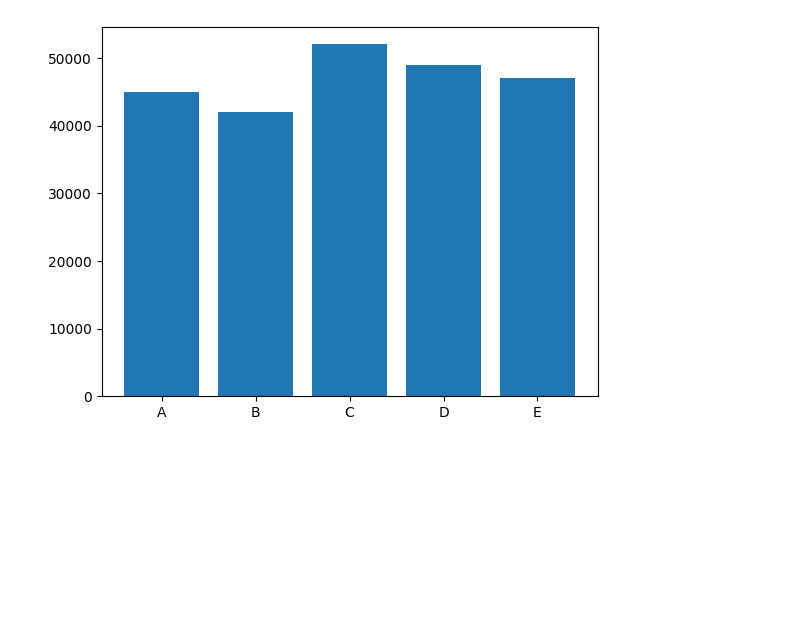
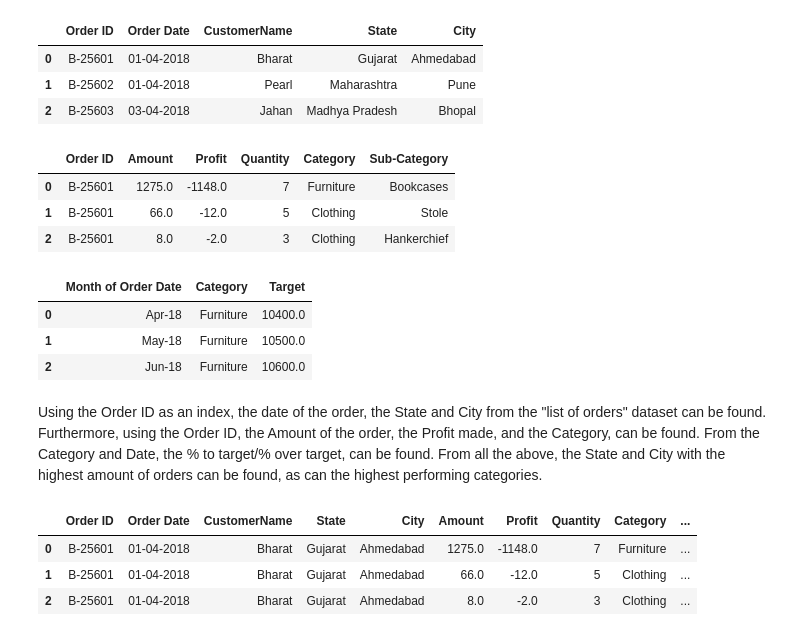
Before and after one commit to Nom115/ecommerce_analysis, a Jupyter notebook: jupiter.ipynb, the cells around one changed output. Saved outputs shown, nothing was run; the diff lists cells and outputs as text; code cells hidden in the pictures; blank space fills up the shorter version.

```diff
--- a/jupiter.ipynb
+++ b/jupiter.ipynb
@@ -1,12 +0,0 @@
-# %%
-import matplotlib.pyplot as plt
-
-country = ['A', 'B', 'C', 'D', 'E']
-gdp_per_capita = [45000, 42000, 52000, 49000, 47000]
-
-plt.bar(country,gdp_per_capita)
-
-
-plt.show()
-# %% [output]
-[figure, removed]
@@ -12,0 +8,40 @@ plt.show()
+# %%
+# Import CSVs
+order_list = pd.read_csv("list_of_orders.csv")
+order_details = pd.read_csv("order_details.csv")
+sales_target = pd.read_csv("sales_target.csv")
+pd.options.display.max_columns = 100
+# %%
+# Listing columns for visulisation
+order_list.head(3)
+# %% [output]
+|  | Order ID | Order Date | CustomerName | State | City |
+| 0 | B-25601 | 01-04-2018 | Bharat | Gujarat | Ahmedabad |
+| 1 | B-25602 | 01-04-2018 | Pearl | Maharashtra | Pune |
+| 2 | B-25603 | 03-04-2018 | Jahan | Madhya Pradesh | Bhopal |
+# %%
+order_details.head(3)
+# %% [output]
+|  | Order ID | Amount | Profit | Quantity | Category | Sub-Category |
+| 0 | B-25601 | 1275.0 | -1148.0 | 7 | Furniture | Bookcases |
+| 1 | B-25601 | 66.0 | -12.0 | 5 | Clothing | Stole |
+| 2 | B-25601 | 8.0 | -2.0 | 3 | Clothing | Hankerchief |
+# %%
+sales_target.head(3)
+# %% [output]
+|  | Month of Order Date | Category | Target |
+| 0 | Apr-18 | Furniture | 10400.0 |
+| 1 | May-18 | Furniture | 10500.0 |
+| 2 | Jun-18 | Furniture | 10600.0 |
+# %% [markdown]
+Using the Order ID as an index, the date of the order, the State and City from the "list of orders" dataset can be found. Furthermore, using the Order ID, the Amount of the order, the Profit made, and the Category, can be found. From the Category and Date, the % to target/% over target, can be found. From all the above, the State and City with the highest amount of orders can be found, as can the highest performing categories.
+# %%
+# Merge "list of orders" and "order details"
+
+df = pd.merge(order_list, order_details, on="Order ID")
+df.head(3)
+# %% [output]
+|  | Order ID | Order Date | CustomerName | State | City | Amount | Profit | Quantity | Category | ... |
+| 0 | B-25601 | 01-04-2018 | Bharat | Gujarat | Ahmedabad | 1275.0 | -1148.0 | 7 | Furniture | ... |
+| 1 | B-25601 | 01-04-2018 | Bharat | Gujarat | Ahmedabad | 66.0 | -12.0 | 5 | Clothing | ... |
+| 2 | B-25601 | 01-04-2018 | Bharat | Gujarat | Ahmedabad | 8.0 | -2.0 | 3 | Clothing | ... |
```
Also changed, not shown: parts of 16 cells of this notebook.
